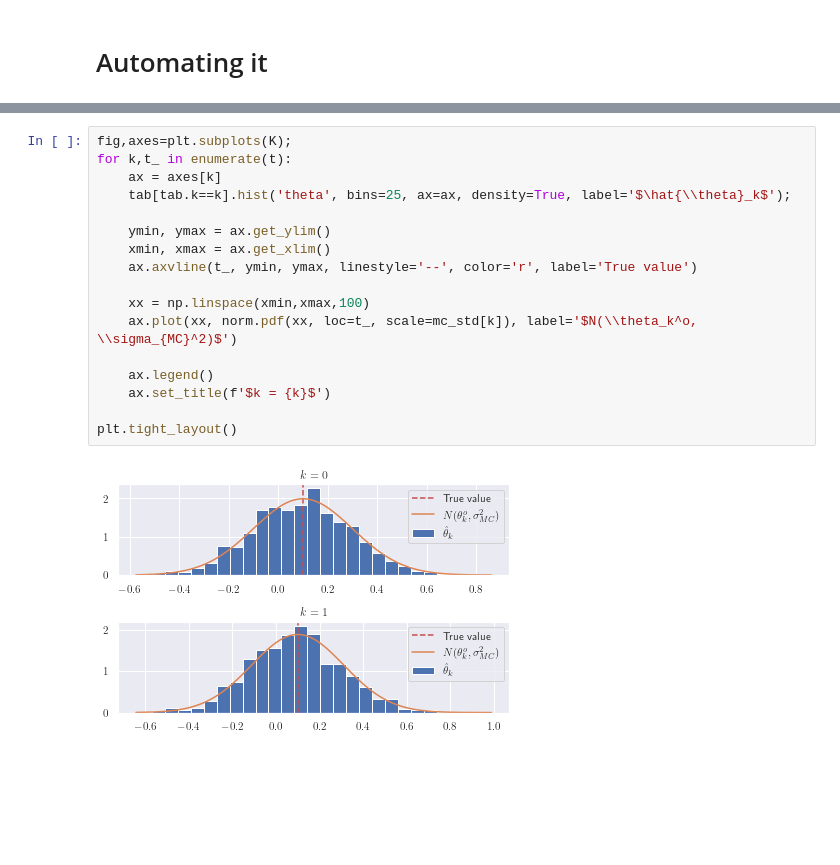
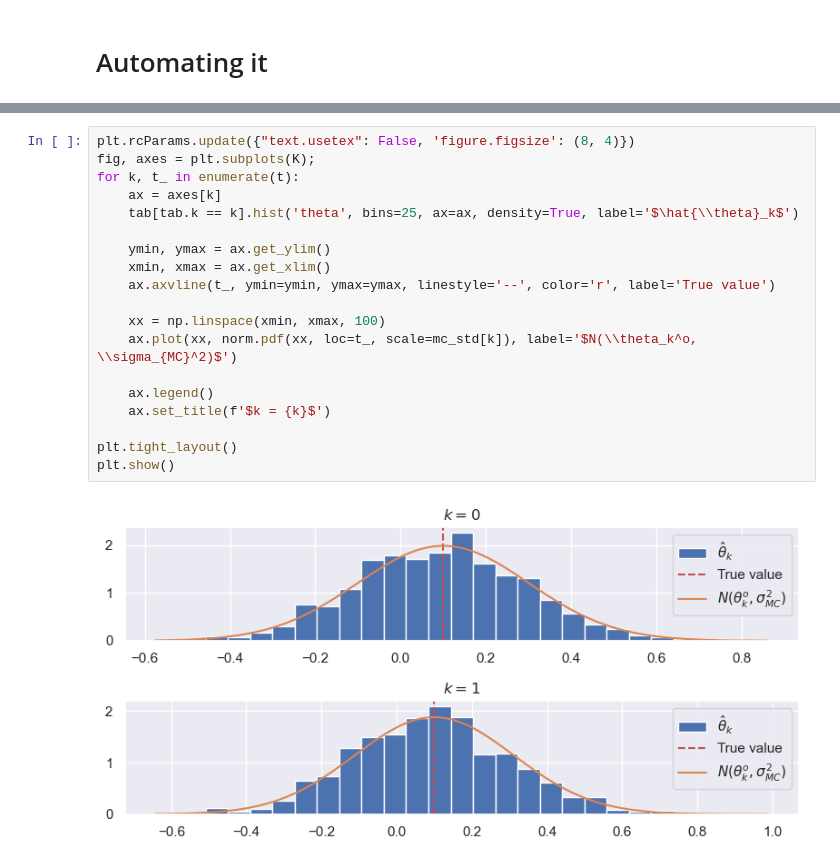
Before and after one commit to jhvander/Uni, a Jupyter notebook: 11. Sem/AME/Exercices/8.Week/w8_monte_carlo.ipynb, the cells around one changed output, grey strips where cells are left out. Cells and saved outputs as stored; diff of their text form; blank space fills up the shorter version.

```diff
--- a/11. Sem/AME/Exercices/8.Week/w8_monte_carlo.ipynb
+++ b/11. Sem/AME/Exercices/8.Week/w8_monte_carlo.ipynb
@@ -54,19 +57,21 @@ array([0.20075687, 0.21170081])
 # %%
-fig,axes=plt.subplots(K);
-for k,t_ in enumerate(t):
+plt.rcParams.update({"text.usetex": False, 'figure.figsize': (8, 4)})
+fig, axes = plt.subplots(K);
+for k, t_ in enumerate(t):
     ax = axes[k]
-    tab[tab.k==k].hist('theta', bins=25, ax=ax, density=True, label='$\hat{\\theta}_k$');
+    tab[tab.k == k].hist('theta', bins=25, ax=ax, density=True, label='$\hat{\\theta}_k$')
 
     ymin, ymax = ax.get_ylim()
     xmin, xmax = ax.get_xlim()
-    ax.axvline(t_, ymin, ymax, linestyle='--', color='r', label='True value')
+    ax.axvline(t_, ymin=ymin, ymax=ymax, linestyle='--', color='r', label='True value')
 
-    xx = np.linspace(xmin,xmax,100)
+    xx = np.linspace(xmin, xmax, 100)
     ax.plot(xx, norm.pdf(xx, loc=t_, scale=mc_std[k]), label='$N(\\theta_k^o, \\sigma_{MC}^2)$')
 
     ax.legend()
     ax.set_title(f'$k = {k}$')
 
 plt.tight_layout()
+plt.show()
 # %% [output]
-[figure, old version]
+[figure, new version]
```
Also changed, not shown: parts of 4 cells of this notebook.
